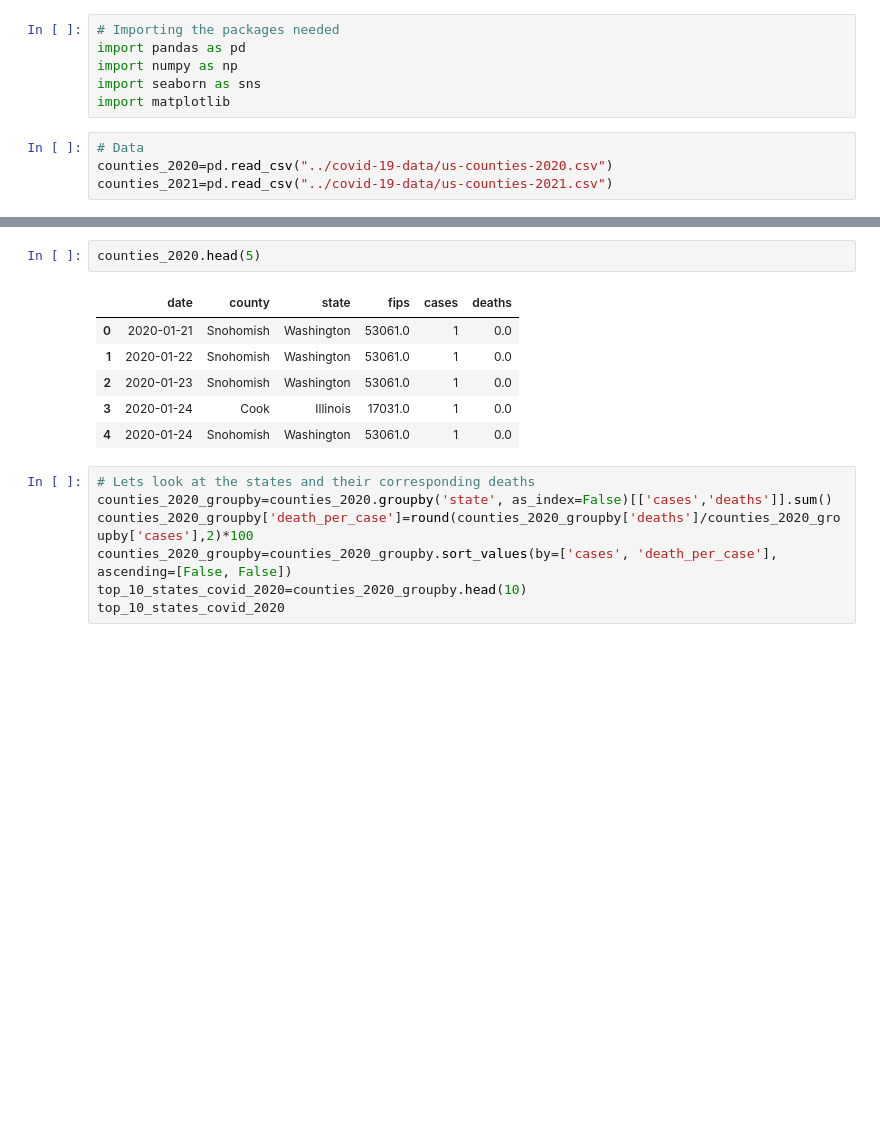
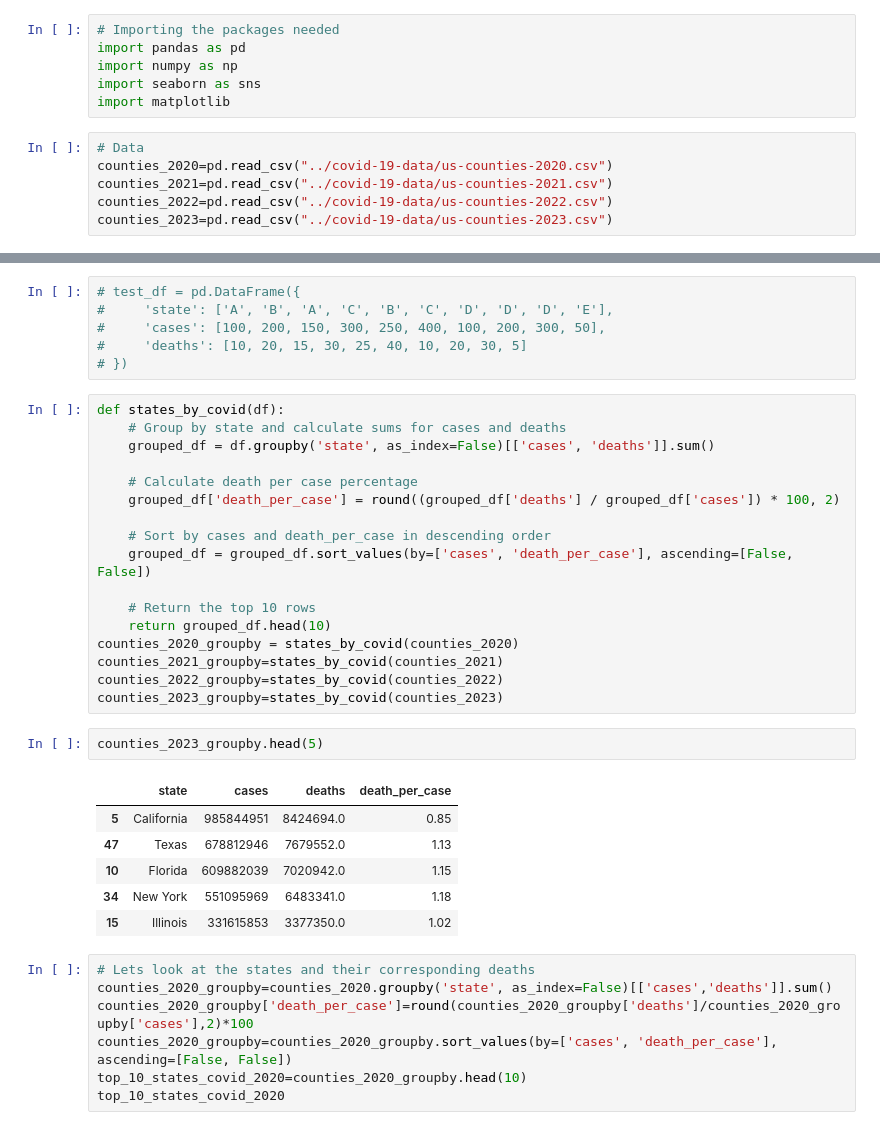
Before and after one commit to piyus22/Covid_19, a Jupyter notebook: covid_data_exploration.ipynb, the cells around one changed output, grey strips where cells are left out. Drawn from its saved outputs; the diff is of its cells as text; blank space fills up the shorter version.

```diff
--- a/covid_data_exploration.ipynb
+++ b/covid_data_exploration.ipynb
@@ -10,3 +31,5 @@ import matplotlib
 # Data
 counties_2020=pd.read_csv("../covid-19-data/us-counties-2020.csv")
 counties_2021=pd.read_csv("../covid-19-data/us-counties-2021.csv")
+counties_2022=pd.read_csv("../covid-19-data/us-counties-2022.csv")
+counties_2023=pd.read_csv("../covid-19-data/us-counties-2023.csv")
@@ -13,12 +52,35 @@ counties_2021=pd.read_csv("../covid-19-data/us-counties-2021.csv")
+# %%
+# test_df = pd.DataFrame({
+#     'state': ['A', 'B', 'A', 'C', 'B', 'C', 'D', 'D', 'D', 'E'],
+#     'cases': [100, 200, 150, 300, 250, 400, 100, 200, 300, 50],
+#     'deaths': [10, 20, 15, 30, 25, 40, 10, 20, 30, 5]
+# })
+# %%
+def states_by_covid(df):
+    # Group by state and calculate sums for cases and deaths
+    grouped_df = df.groupby('state', as_index=False)[['cases', 'deaths']].sum()
+
+    # Calculate death per case percentage
+    grouped_df['death_per_case'] = round((grouped_df['deaths'] / grouped_df['cases']) * 100, 2)
+
+    # Sort by cases and death_per_case in descending order
+    grouped_df = grouped_df.sort_values(by=['cases', 'death_per_case'], ascending=[False, False])
+
+    # Return the top 10 rows
+    return grouped_df.head(10)
+counties_2020_groupby = states_by_covid(counties_2020)
+counties_2021_groupby=states_by_covid(counties_2021)
+counties_2022_groupby=states_by_covid(counties_2022)
+counties_2023_groupby=states_by_covid(counties_2023)
 # %%
-counties_2020.head(5)
+counties_2023_groupby.head(5)
 # %% [output]
-|  | date | county | state | fips | cases | deaths |
-| 0 | 2020-01-21 | Snohomish | Washington | 53061.0 | 1 | 0.0 |
-| 1 | 2020-01-22 | Snohomish | Washington | 53061.0 | 1 | 0.0 |
-| 2 | 2020-01-23 | Snohomish | Washington | 53061.0 | 1 | 0.0 |
-| 3 | 2020-01-24 | Cook | Illinois | 17031.0 | 1 | 0.0 |
-| 4 | 2020-01-24 | Snohomish | Washington | 53061.0 | 1 | 0.0 |
+|  | state | cases | deaths | death_per_case |
+| 5 | California | 985844951 | 8424694.0 | 0.85 |
+| 47 | Texas | 678812946 | 7679552.0 | 1.13 |
+| 10 | Florida | 609882039 | 7020942.0 | 1.15 |
+| 34 | New York | 551095969 | 6483341.0 | 1.18 |
+| 15 | Illinois | 331615853 | 3377350.0 | 1.02 |
 # %%
 # Lets look at the states and their corresponding deaths
 counties_2020_groupby=counties_2020.groupby('state', as_index=False)[['cases','deaths']].sum()
```
Also changed, not shown: parts of 7 cells of this notebook, 2 other files.
